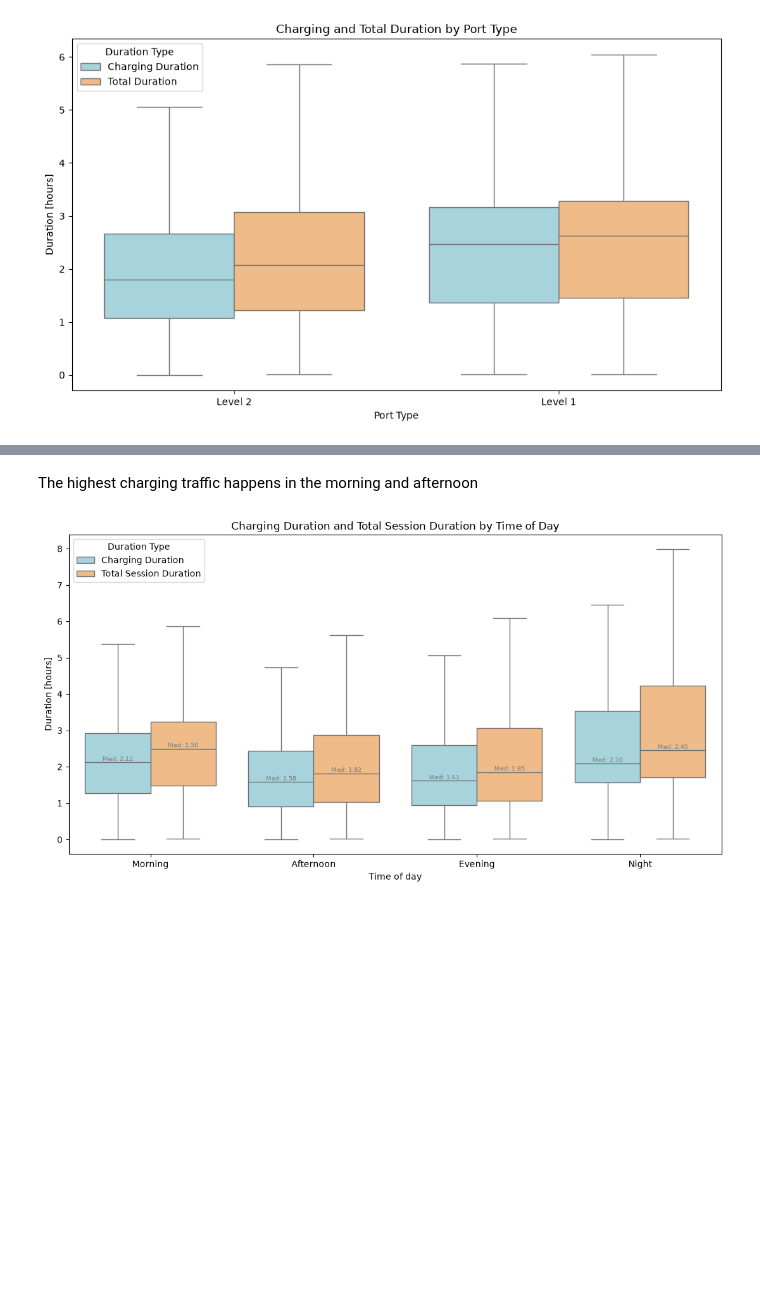
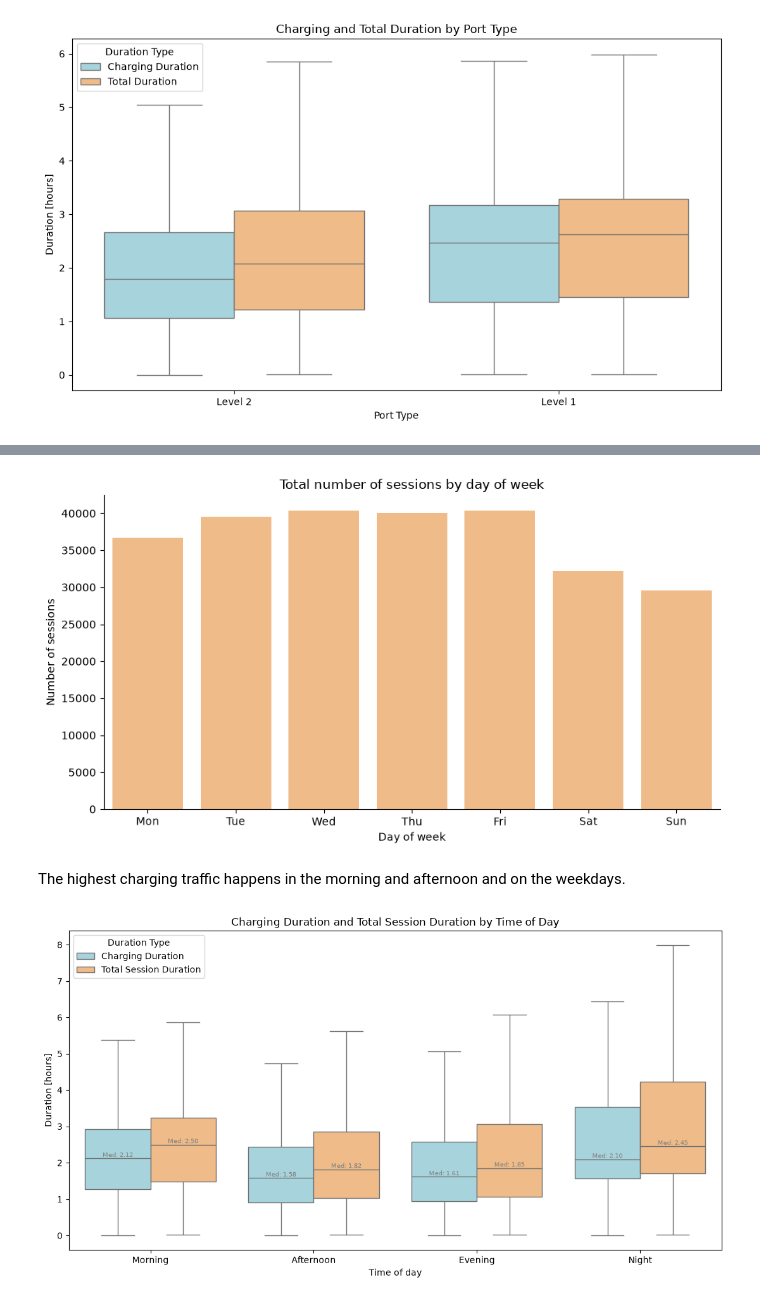
Before and after one commit to katarzynarogalska/Intro-to-Business-Analytics, a Jupyter notebook: main.ipynb, the cells around one changed output, grey strips where cells are left out. Cells and saved outputs as stored; diff of their text form; code cells hidden in the pictures; blank space fills up the shorter version.

```diff
--- a/main.ipynb
+++ b/main.ipynb
@@ -466,5 +578,27 @@ plt.show()
+# %%
+day_names = ["Mon", "Tue", "Wed", "Thu", "Fri", "Sat", "Sun"]
+
+plt.figure(figsize=(9, 5))
+ax = sns.countplot(
+    data=df,
+    x="day_of_week",
+    order=range(7),
+    color="#ffbb78"
+)
+
+ax.set_xticks(range(7))
+ax.set_xticklabels(day_names)
+ax.spines[["top", "right"]].set_visible(False)
+
+plt.xlabel("Day of week")
+plt.ylabel("Number of sessions")
+plt.title("Total number of sessions by day of week")
+plt.tight_layout()
+plt.show()
+# %% [output]
+[figure, added]
 # %% [markdown]
-The highest charging traffic happens in the morning and afternoon
+The highest charging traffic happens in the morning and afternoon and on the weekdays.
 # %%
 # plot the distribution of charging / total duration for each time of day
 df_plot = df.melt(
```
Also changed, not shown: parts of 43 cells of this notebook.
